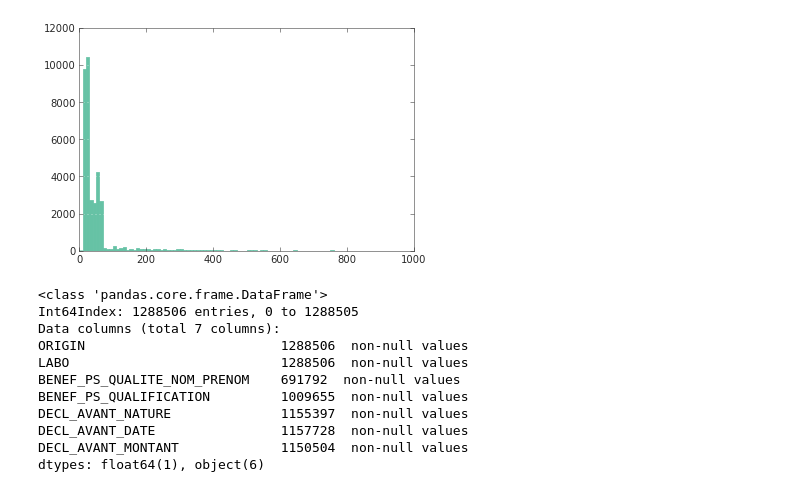
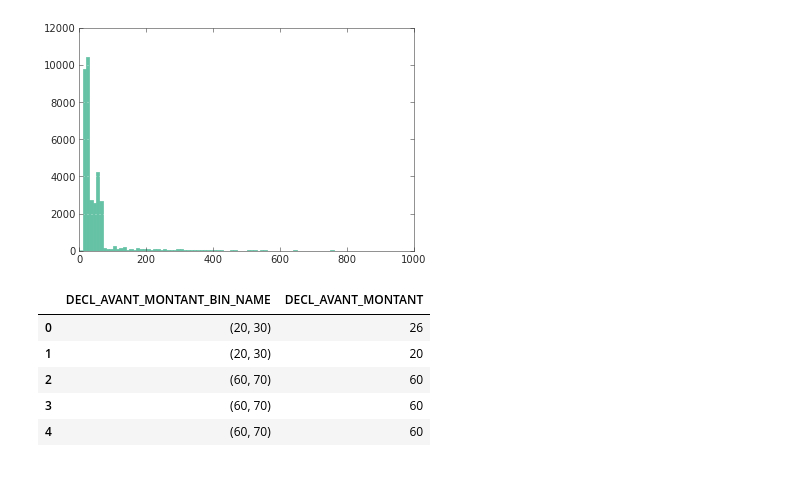
Before and after one commit to regardscitoyens/SunshineActFr, a Jupyter notebook: notebooks/sunshine.all.ipynb, the cells around one changed output. Drawn from its saved outputs; the diff is of its cells as text; code cells hidden in the pictures.

```diff
--- a/notebooks/sunshine.all.ipynb
+++ b/notebooks/sunshine.all.ipynb
@@ -80,17 +37,3 @@ df[df.ORIGIN=='Interne'].DECL_AVANT_MONTANT.hist(bins=range(0,1000,10))
 # %% [output]
 <matplotlib.axes.AxesSubplot at 0x...>
 [figure]
-# %%
-df
-# %% [output]
-<class 'pandas.core.frame.DataFrame'>
-Int64Index: 1288506 entries, 0 to 1288505
-Data columns (total 7 columns):
-ORIGIN                         1288506  non-null values
-LABO                           1288506  non-null values
-BENEF_PS_QUALITE_NOM_PRENOM    691792  non-null values
-BENEF_PS_QUALIFICATION         1009655  non-null values
-DECL_AVANT_NATURE              1155397  non-null values
-DECL_AVANT_DATE                1157728  non-null values
-DECL_AVANT_MONTANT             1150504  non-null values
-dtypes: float64(1), object(6)
@@ -96,0 +45,9 @@ dtypes: float64(1), object(6)
+# %%
+df[['DECL_AVANT_MONTANT_BIN_NAME', 'DECL_AVANT_MONTANT']].head()
+# %% [output]
+|  | DECL_AVANT_MONTANT_BIN_NAME | DECL_AVANT_MONTANT |
+| 0 | (20, 30) | 26 |
+| 1 | (20, 30) | 20 |
+| 2 | (60, 70) | 60 |
+| 3 | (60, 70) | 60 |
+| 4 | (60, 70) | 60 |
```
Also changed, not shown: parts of 17 cells of this notebook.
